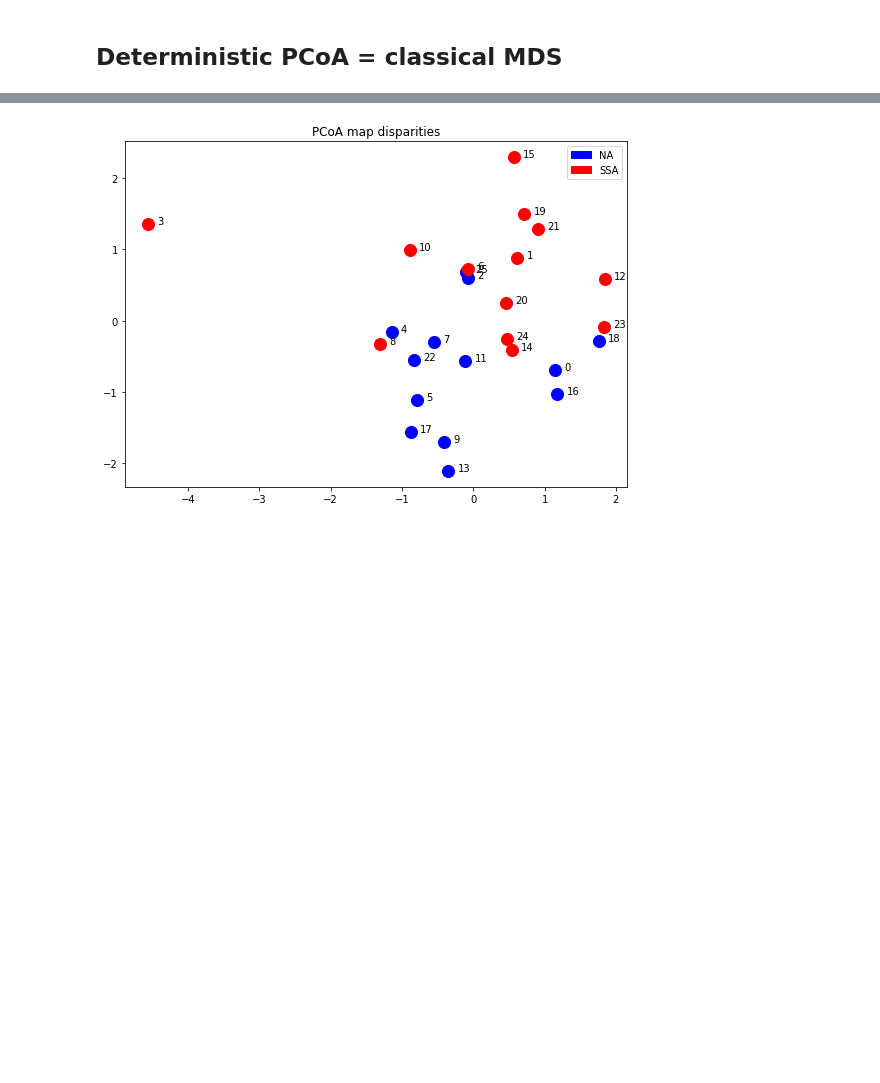
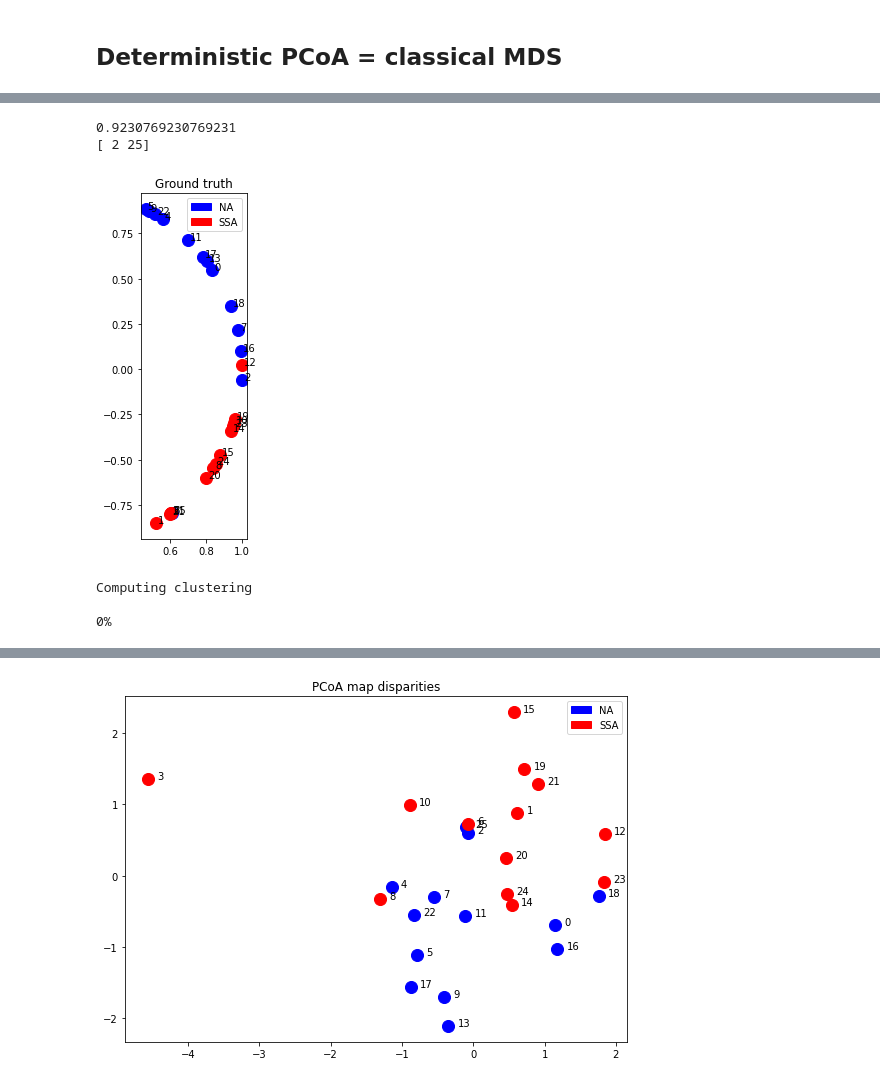
Before and after one commit to alexandremerasli/TFE, a Jupyter notebook: cluster_data.ipynb, the cells around one changed output, grey strips where cells are left out. Drawn from its saved outputs; the diff is of its cells as text; code cells hidden in the pictures; blank space fills up the shorter version.

```diff
--- a/cluster_data.ipynb
+++ b/cluster_data.ipynb
@@ -1308,0 +1436,51 @@ with open(os.path.join('dist_EEG_coordinates.csv'), 'w') as File:
+# %%
+distance_matrix_EEG = computeDistanceMatrix(1.1,addCoef=1,keepDiag=False,study_matrix=ISC_EEG)
+distance_matrix_EDA = computeDistanceMatrix(1.1,addCoef=1,keepDiag=False,study_matrix=ISC_EDA)
+distance_matrix_IBI = computeDistanceMatrix(1.1,addCoef=1,keepDiag=False,study_matrix=ISC_IBI)
+
+MVSC = mvsc([distance_matrix_EEG,distance_matrix_EDA,distance_matrix_IBI],[True,True,True],2)
+points = MVSC[2]
+#points = mvsc([distance_matrix_EEG,distance_matrix_EDA,distance_matrix_IBI],[False,False,False],2)
+plotPoints(points)
+label = MVSC[0]
+acc = sum(condition==label)/N
+if (acc<0.5):
+    acc = 1-acc
+    label = 1-label
+print(acc)
+misClassified = subjects[condition!=label]
+print(misClassified)
+# %% [output]
+0.9230769230769231
+[ 2 25]
+[figure, added]
+# %%
+from sklearn.cluster import KMeans
+
+nRun = 10
+random_init = False
+mds_random_init = False # MDS with several random init
+nMDSRun = 50 # Number of mds runs with different random init if mds_random_init True
+compute = True
+
+if (compute):
+    # coefficients = np.linspace(1,45,2)
+    coefficients = [45] # Changing normalisation coefficient does not change mapping if add_coef large enough
+                        # (2 is ok for that and for only positive eigen values EEG)
+
+    kmeans_result = MapMethodResults("k-means",random_init,n_neighbors = 4)
+    if (random_init): # Make several runs
+        if (mds_random_init): # MDS
+            kmeans = KMeans(n_clusters=2,n_init=1)
+            kmeans_result.applyMethodAndMDSAverages(kmeans,dim=2,coef=norm_coef,n_run=nRun,n_mds_run=nMDSRun) # 2D max I think, otherwise curse of dimensionnality
+        else:
+            kmeans = KMeans(n_clusters=2,n_init=1)
+            kmeans_result.applyMethodAverage(kmeans,dim=2,coef=norm_coef,n_run=nRun) # 2D max I think, otherwise curse of dimensionnality
+    else: # Compare effect of normalization and dimension
+        # kmeans = KMeans(n_clusters=2,n_init=1) # init array used before fit
+        kmeans = KMeans(n_clusters=2,n_init=100)
+        kmeans_result.applyMethod(kmeans,dim=[0]) # 2D max I think, otherwise curse of dimensionnality
+# %% [output]
+Computing clustering
+
+0%
```
Also changed, not shown: parts of 46 cells of this notebook, 2 other files.
